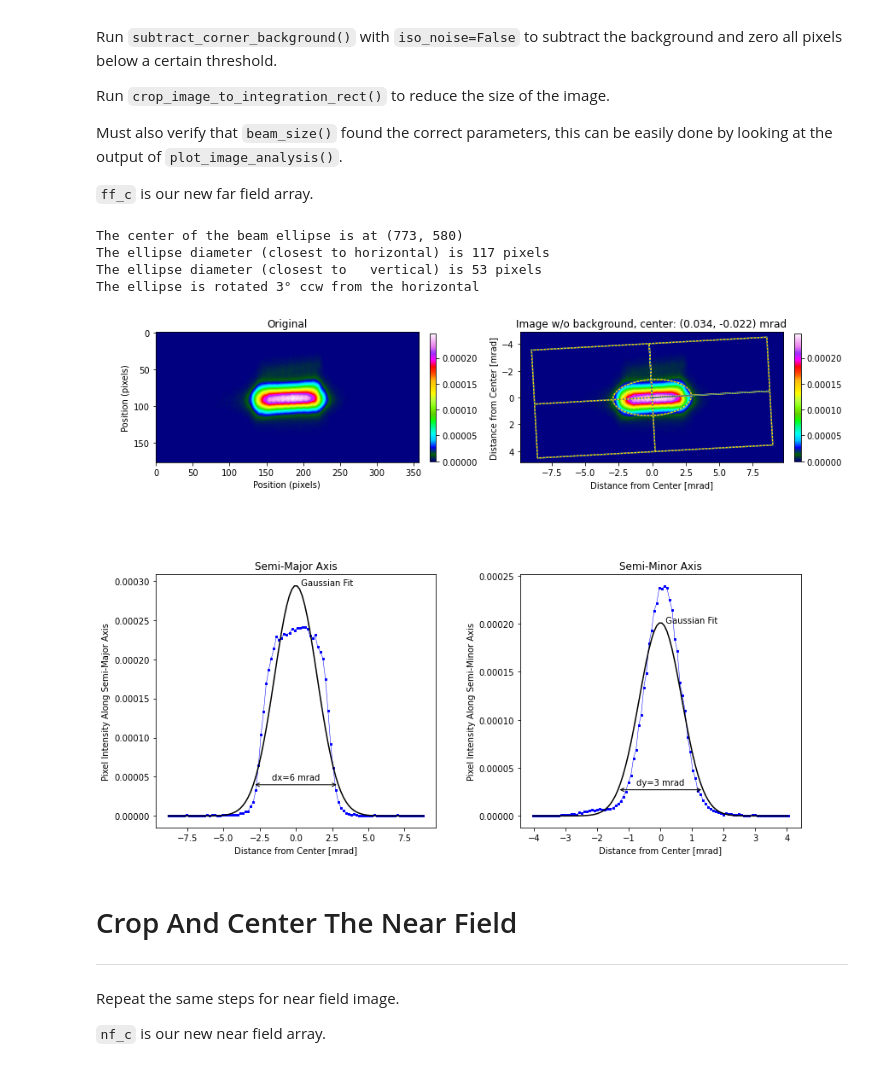
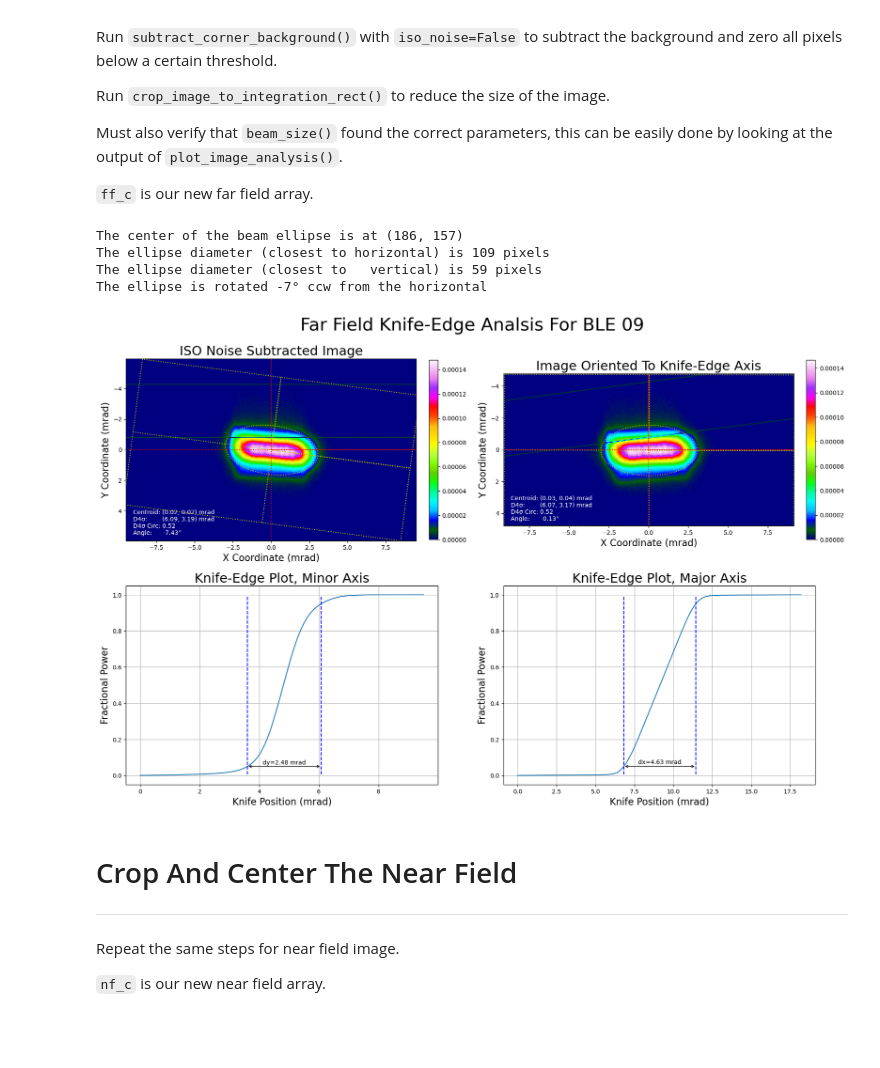
Before and after one commit to ryantro/laserbeamtools, a Jupyter notebook: docs/LBT-02-ZEMAX-Rayfile-Generation.ipynb, the cells around one changed output. Cells and saved outputs as stored; diff of their text form; code cells hidden in the pictures; blank space fills up the shorter version.

Commit message:
Implemented new functions
plot_knife_edge_analysis
rayfile_gen

```diff
--- a/docs/LBT-02-ZEMAX-Rayfile-Generation.ipynb
+++ b/docs/LBT-02-ZEMAX-Rayfile-Generation.ipynb
@@ -135,26 +99,35 @@ Must also verify that `beam_size()` found the correct parameters, this can be ea
 `ff_c` is our new far field array.
 # %%
 # Parse beam
-x, y, dx, dy, phi = lbt.beam_size(ff)
+def crop(img, crop_frac=0.35):
+    # Input image
+    vv,hh = img.shape
+    vd = int(vv * crop_frac)
+    hd = int(hh * crop_frac)
+    return img[vd:(vv-vd), hd:(hh-hd)]
+
+ff2 = crop(ff)
+
+x, y, dx, dy, phi = lbt.beam_size(ff2)
 print("The center of the beam ellipse is at (%.0f, %.0f)" % (x, y))
 print("The ellipse diameter (closest to horizontal) is %.0f pixels" % dx)
 print("The ellipse diameter (closest to   vertical) is %.0f pixels" % dy)
 print("The ellipse is rotated %.0f° ccw from the horizontal" % (phi * 180/3.1416))
 
-ff_nbg = lbt.subtract_corner_background(ff, iso_noise=False)
+ff_nbg = lbt.subtract_corner_background(ff2, iso_noise=False)
 
 ff_c, ffx_c, ffy_c = lbt.crop_image_to_integration_rect(ff_nbg, x, y, dx, dy, phi)
 
 flen = 80
 pixel_size=4.4
-
-lbt.plot_image_analysis(ff_c, pixel_size=pixel_size/flen, units='mrad')
+# lbt.plot_image_analysis(ff_c, pixel_size=pixel_size/flen, units='mrad',title='Knife-Edge Analsis For %s' % title)
+lbt.plot_knife_edge_analysis(ff_c, pixel_size=pixel_size/flen, units='mrad',title='Far Field Knife-Edge Analsis For %s' % title)
 # %% [output]
-The center of the beam ellipse is at (773, 580)
-The ellipse diameter (closest to horizontal) is 117 pixels
-The ellipse diameter (closest to   vertical) is 53 pixels
-The ellipse is rotated 3° ccw from the horizontal
+The center of the beam ellipse is at (186, 157)
+The ellipse diameter (closest to horizontal) is 109 pixels
+The ellipse diameter (closest to   vertical) is 59 pixels
+The ellipse is rotated -7° ccw from the horizontal
-[figure, old version]
+[figure, new version]
 # %% [markdown]
 # Crop And Center The Near Field
 ---
```
Also changed, not shown: parts of 5 cells of this notebook, 10 other files.
